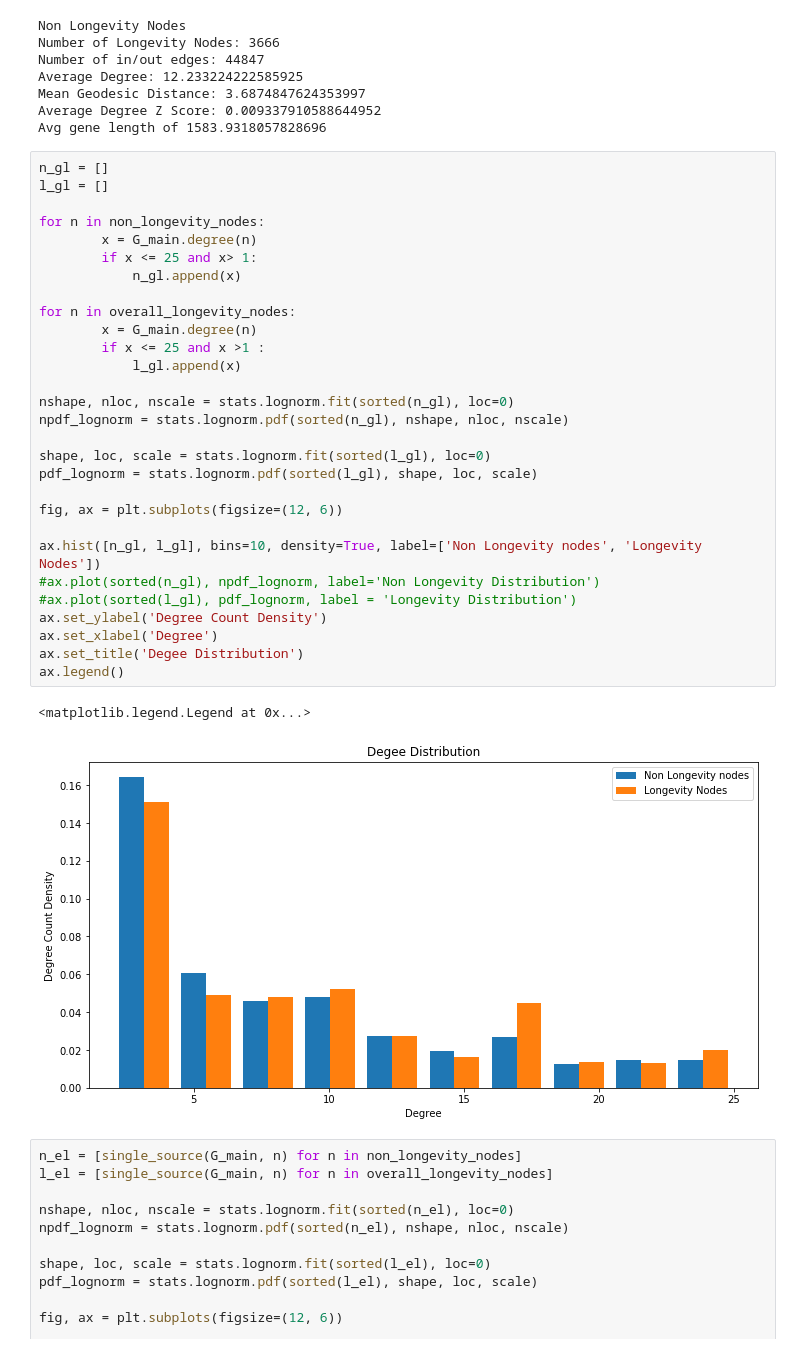
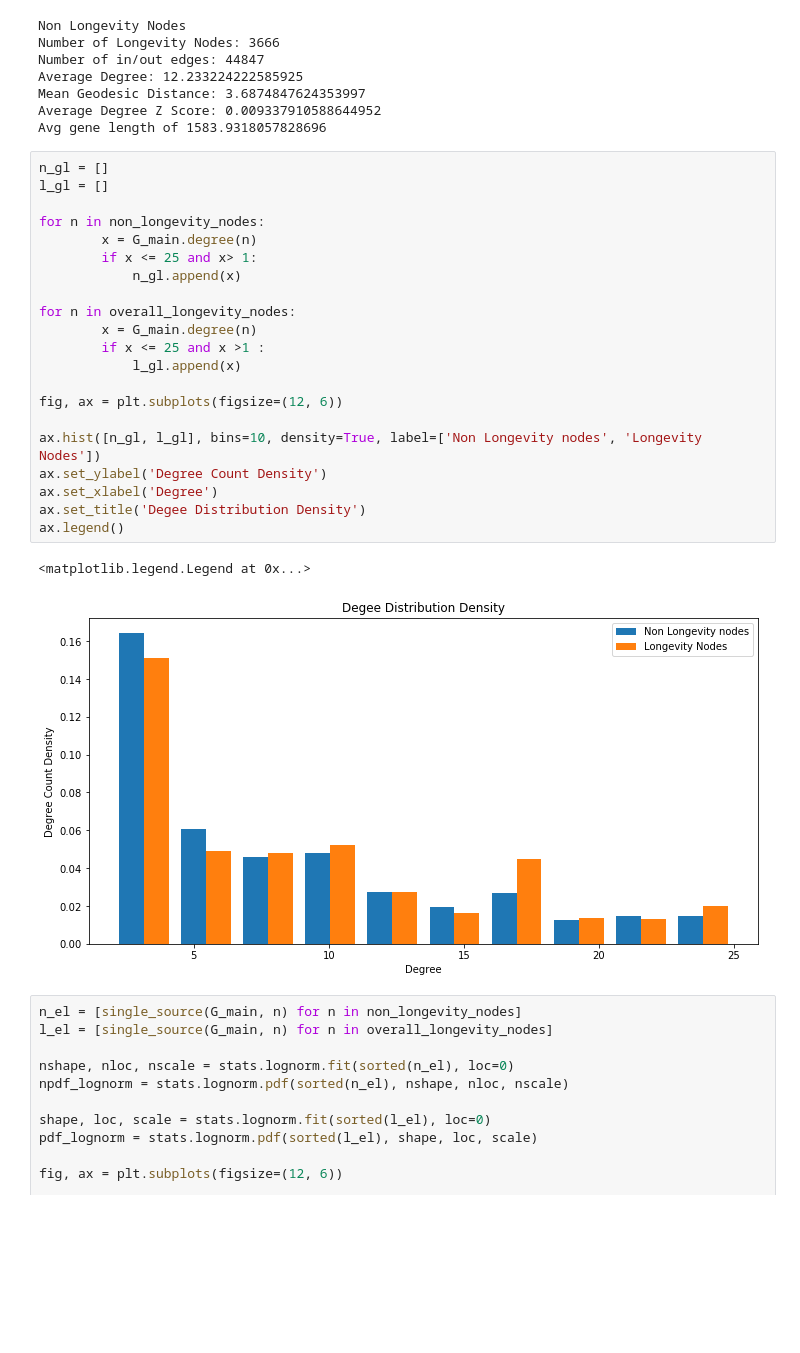
Before and after one commit to JoyMace/HomologousGenes, a Jupyter notebook: yeast.ipynb, the cells around one changed output. Cells and saved outputs as stored; diff of their text form; blank space fills up the shorter version.

```diff
--- a/yeast.ipynb
+++ b/yeast.ipynb
@@ -475,35 +475,27 @@ Avg gene length of 1583.9318057828696
 # %%
 n_gl = []
 l_gl = []
 
 for n in non_longevity_nodes:
         x = G_main.degree(n)
         if x <= 25 and x> 1:
             n_gl.append(x)
 
 for n in overall_longevity_nodes:
         x = G_main.degree(n)
         if x <= 25 and x >1 :
             l_gl.append(x)
 
-nshape, nloc, nscale = stats.lognorm.fit(sorted(n_gl), loc=0)
-npdf_lognorm = stats.lognorm.pdf(sorted(n_gl), nshape, nloc, nscale)
-
-shape, loc, scale = stats.lognorm.fit(sorted(l_gl), loc=0)
-pdf_lognorm = stats.lognorm.pdf(sorted(l_gl), shape, loc, scale)
-
 fig, ax = plt.subplots(figsize=(12, 6))
 
 ax.hist([n_gl, l_gl], bins=10, density=True, label=['Non Longevity nodes', 'Longevity Nodes'])
-#ax.plot(sorted(n_gl), npdf_lognorm, label='Non Longevity Distribution')
-#ax.plot(sorted(l_gl), pdf_lognorm, label = 'Longevity Distribution')
 ax.set_ylabel('Degree Count Density')
 ax.set_xlabel('Degree')
-ax.set_title('Degee Distribution')
+ax.set_title('Degee Distribution Density')
 ax.legend()
 # %% [output]
 <matplotlib.legend.Legend at 0x...>
-[figure, old version]
+[figure, new version]
 # %%
 n_el = [single_source(G_main, n) for n in non_longevity_nodes]
 l_el = [single_source(G_main, n) for n in overall_longevity_nodes]
```
Also changed, not shown: parts of 6 cells of this notebook.
